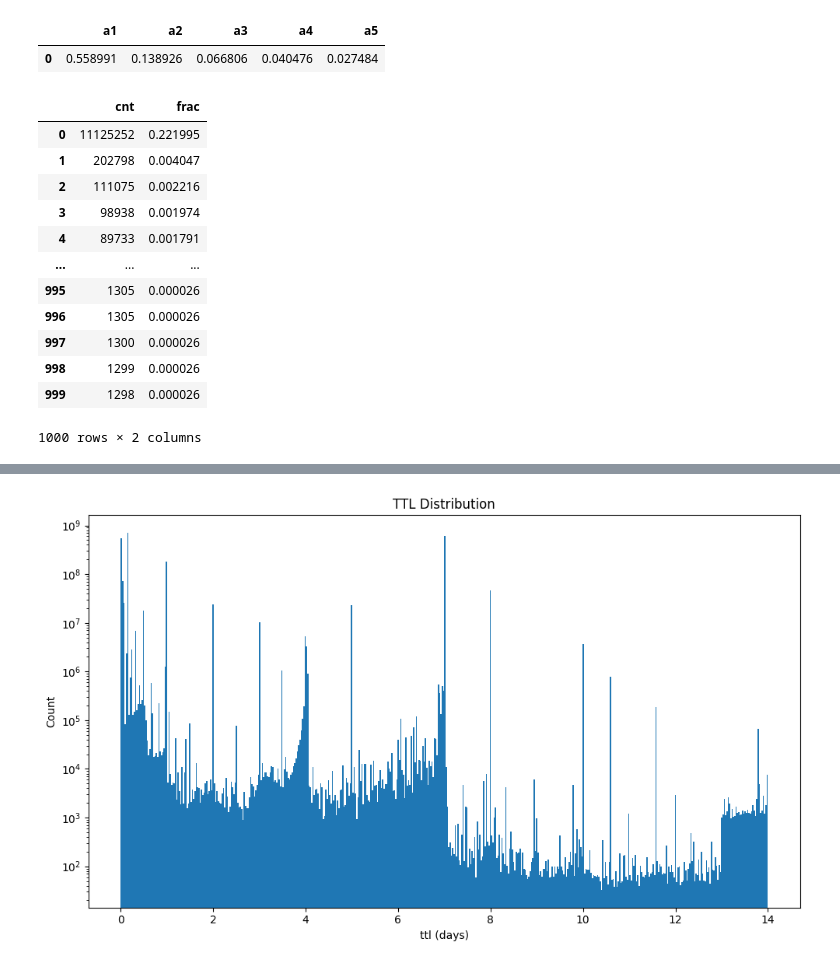
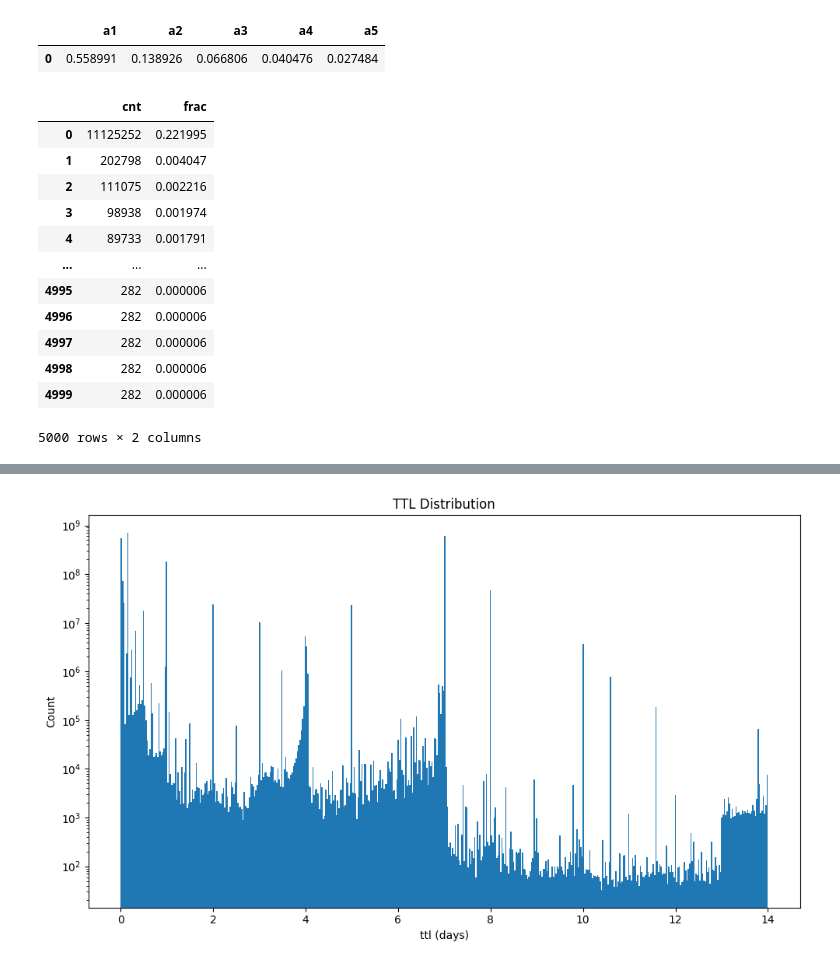
Before and after one commit to IsaacKhor/speculative_revalidation, a Jupyter notebook: analysis/tracecomp.ipynb, the cells around one changed output, grey strips where cells are left out. Drawn from its saved outputs; the diff is of its cells as text; code cells hidden in the pictures.

```diff
--- a/analysis/tracecomp.ipynb
+++ b/analysis/tracecomp.ipynb
@@ -74,23 +91,23 @@ from stats
 # %%
 reag_access_counts = q('''
 select count(cacheKey) as cnt, count(cacheKey) / 50114842 as frac
 from '../traces/fb23/reag.parquet'
 group by cacheKey
 order by cnt desc
-limit 1000
+limit 5000
   ''')
 reag_access_counts
 # %% [output]
 |  | cnt | frac |
 | 0 | 11125252 | 0.221995 |
 | 1 | 202798 | 0.004047 |
 | 2 | 111075 | 0.002216 |
 | 3 | 98938 | 0.001974 |
 | 4 | 89733 | 0.001791 |
 | ... | ... | ... |
-| 995 | 1305 | 0.000026 |
-| 996 | 1305 | 0.000026 |
-| 997 | 1300 | 0.000026 |
-| 998 | 1299 | 0.000026 |
-| 999 | 1298 | 0.000026 |
+| 4995 | 282 | 0.000006 |
+| 4996 | 282 | 0.000006 |
+| 4997 | 282 | 0.000006 |
+| 4998 | 282 | 0.000006 |
+| 4999 | 282 | 0.000006 |
-1000 rows × 2 columns
+5000 rows × 2 columns
```
Also changed, not shown: parts of 8 cells of this notebook, 13 other files.
